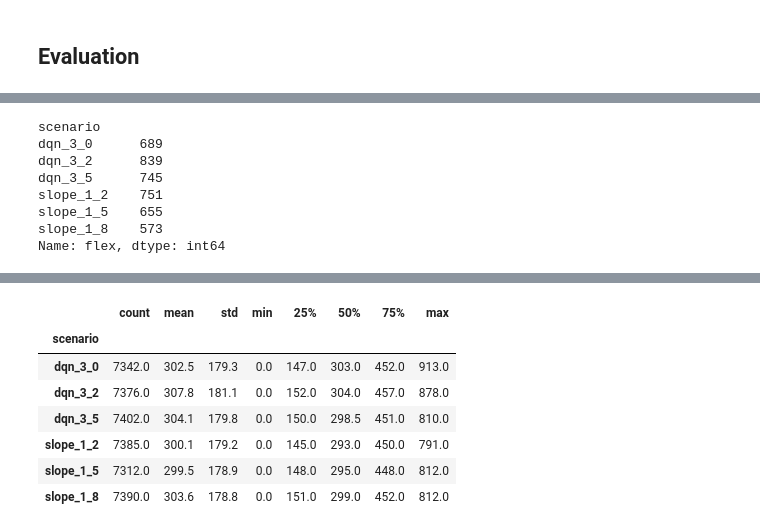
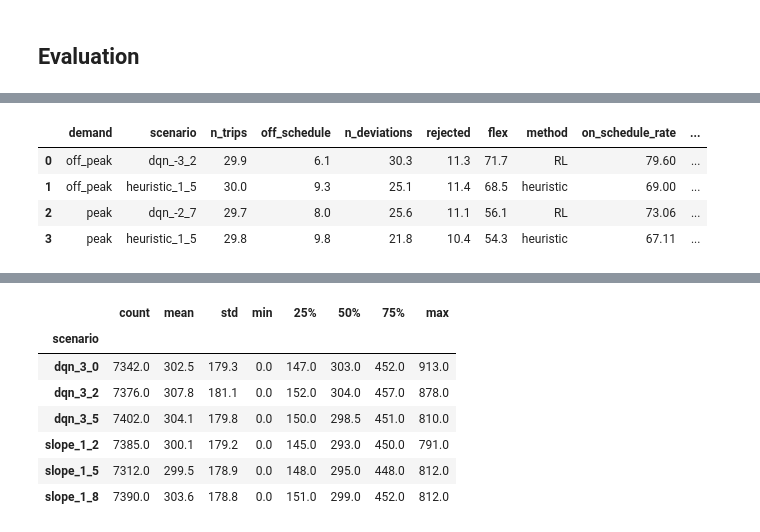
Before and after one commit to joerovar/flex-bus-sim, a Jupyter notebook: eval.ipynb, the cells around one changed output, grey strips where cells are left out. Drawn from its saved outputs; the diff is of its cells as text; code cells hidden in the pictures.

```diff
--- a/eval.ipynb
+++ b/eval.ipynb
@@ -208,11 +219,0 @@ Name: boardings, dtype: float64
-# %%
-trips.groupby(['scenario'])['flex'].sum()
-# %% [output]
-scenario
-dqn_3_0      689
-dqn_3_2      839
-dqn_3_5      745
-slope_1_2    751
-slope_1_5    655
-slope_1_8    573
-Name: flex, dtype: int64
@@ -218,0 +231,8 @@ Name: flex, dtype: int64
+# %%
+eval_totals
+# %% [output]
+|  | demand | scenario | n_trips | off_schedule | n_deviations | rejected | flex | method | on_schedule_rate | ... |
+| 0 | off_peak | dqn_-3_2 | 29.9 | 6.1 | 30.3 | 11.3 | 71.7 | RL | 79.60 | ... |
+| 1 | off_peak | heuristic_1_5 | 30.0 | 9.3 | 25.1 | 11.4 | 68.5 | heuristic | 69.00 | ... |
+| 2 | peak | dqn_-2_7 | 29.7 | 8.0 | 25.6 | 11.1 | 56.1 | RL | 73.06 | ... |
+| 3 | peak | heuristic_1_5 | 29.8 | 9.8 | 21.8 | 10.4 | 54.3 | heuristic | 67.11 | ... |
```
Also changed, not shown: parts of 20 cells of this notebook, 28 other files.
